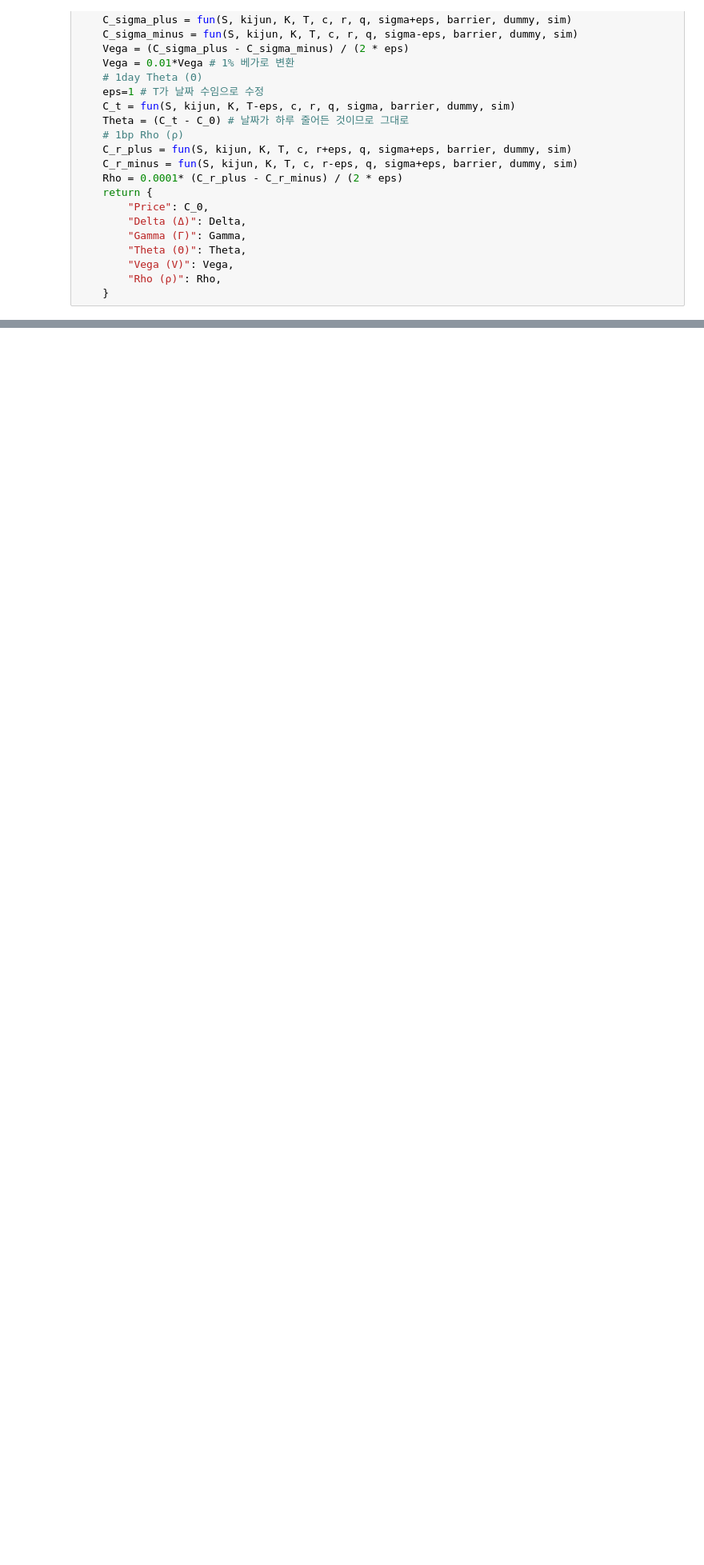
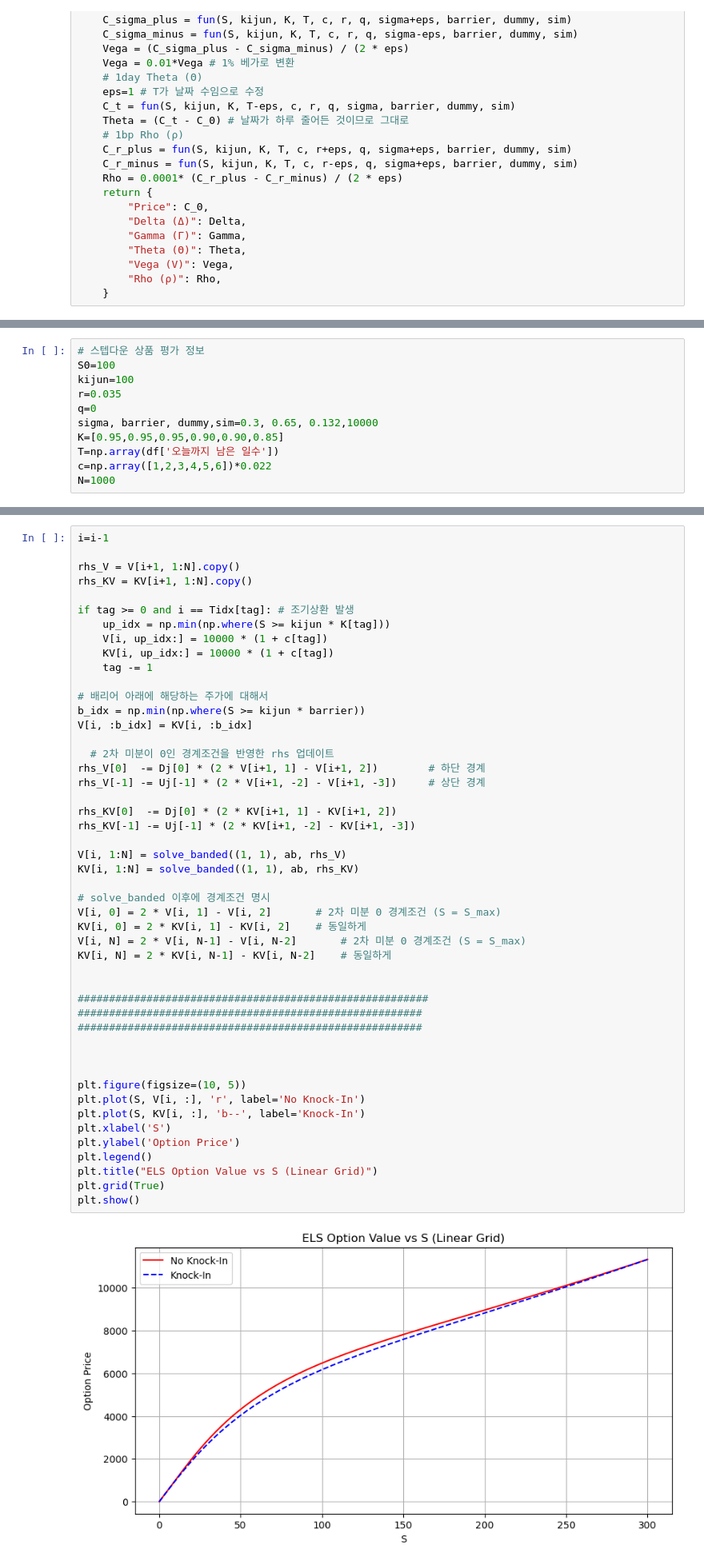
Before and after one commit to HST0077/HYOTC, a Jupyter notebook: StepDown_1stock.ipynb, the cells around one changed output, grey strips where cells are left out. Shown at 80% size. Drawn from its saved outputs; the diff is of its cells as text; blank space fills up the shorter version.

```diff
--- a/StepDown_1stock.ipynb
+++ b/StepDown_1stock.ipynb
@@ -563 +318,12 @@ def SD_lstar_GPU_CRN(
+# %%
+# 스텝다운 상품 평가 정보
+S0=100
+kijun=100
+r=0.035
+q=0
+sigma, barrier, dummy,sim=0.3, 0.65, 0.132,10000
+K=[0.95,0.95,0.95,0.90,0.90,0.85]
+T=np.array(df['오늘까지 남은 일수'])
+c=np.array([1,2,3,4,5,6])*0.022
+N=1000
 # %%
@@ -688,0 +440,50 @@ def MC_Greeks_SD1_GPU_CRN(
+# %%
+i=i-1
+
+rhs_V = V[i+1, 1:N].copy()
+rhs_KV = KV[i+1, 1:N].copy()
+
+if tag >= 0 and i == Tidx[tag]: # 조기상환 발생
+    up_idx = np.min(np.where(S >= kijun * K[tag]))
+    V[i, up_idx:] = 10000 * (1 + c[tag])
+    KV[i, up_idx:] = 10000 * (1 + c[tag])
+    tag -= 1
+
+# 배리어 아래에 해당하는 주가에 대해서
+b_idx = np.min(np.where(S >= kijun * barrier))
+V[i, :b_idx] = KV[i, :b_idx]
+
+  # 2차 미분이 0인 경계조건을 반영한 rhs 업데이트
+rhs_V[0]  -= Dj[0] * (2 * V[i+1, 1] - V[i+1, 2])        # 하단 경계
+rhs_V[-1] -= Uj[-1] * (2 * V[i+1, -2] - V[i+1, -3])     # 상단 경계
+
+rhs_KV[0]  -= Dj[0] * (2 * KV[i+1, 1] - KV[i+1, 2])
+rhs_KV[-1] -= Uj[-1] * (2 * KV[i+1, -2] - KV[i+1, -3])
+
+V[i, 1:N] = solve_banded((1, 1), ab, rhs_V)
+KV[i, 1:N] = solve_banded((1, 1), ab, rhs_KV)
+
+# solve_banded 이후에 경계조건 명시
+V[i, 0] = 2 * V[i, 1] - V[i, 2]       # 2차 미분 0 경계조건 (S = S_max)
+KV[i, 0] = 2 * KV[i, 1] - KV[i, 2]    # 동일하게
+V[i, N] = 2 * V[i, N-1] - V[i, N-2]       # 2차 미분 0 경계조건 (S = S_max)
+KV[i, N] = 2 * KV[i, N-1] - KV[i, N-2]    # 동일하게
+
+
+########################################################
+#######################################################
+#######################################################
+
+
+
+plt.figure(figsize=(10, 5))
+plt.plot(S, V[i, :], 'r', label='No Knock-In')
+plt.plot(S, KV[i, :], 'b--', label='Knock-In')
+plt.xlabel('S')
+plt.ylabel('Option Price')
+plt.legend()
+plt.title("ELS Option Value vs S (Linear Grid)")
+plt.grid(True)
+plt.show()
+# %% [output]
+[figure, added]
```
Also changed, not shown: parts of 45 cells of this notebook.
